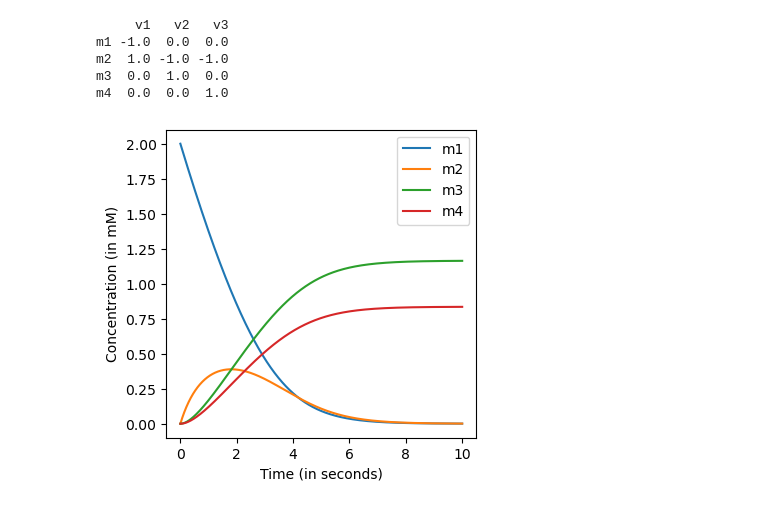
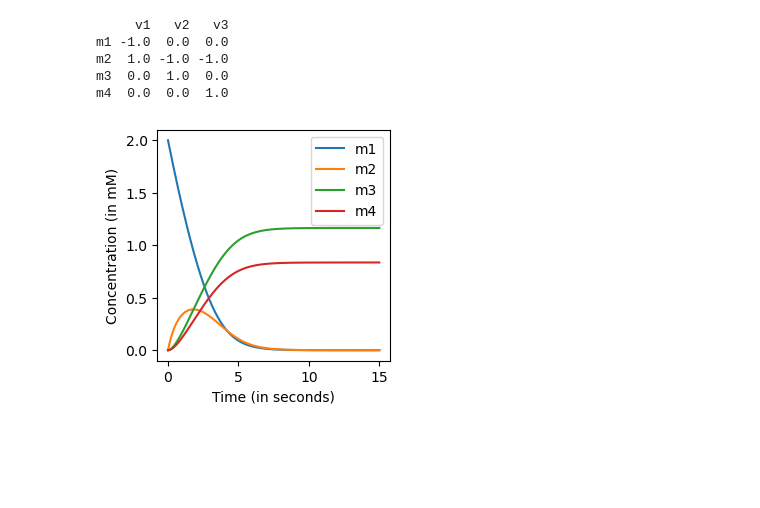
Before and after one commit to mahdi-shafiei/jaxkineticmodel, a Jupyter notebook: source/building_models/building_models_dev.ipynb, the cells around one changed output. Drawn from its saved outputs; the diff is of its cells as text; code cells hidden in the pictures; blank space fills up the shorter version.

```diff
--- a/source/building_models/building_models_dev.ipynb
+++ b/source/building_models/building_models_dev.ipynb
@@ -15,7 +15,7 @@ import pandas as pd
 # %%
 
 
-
+#Add reactions v1 to v3
 v1=jkm.Reaction(
     name="v1",
     species=['m1','m2'],
@@ -41,11 +41,13 @@ v3=jkm.Reaction(
     )
 
 
+reactions=[v1,v2,v3]
+compartment_values={'c':1}
 
 
-reactions=[v1,v2,v3]
-compartment_values={'c':1}
-kmodel=jkm.NeuralODE(reactions,compartment_values)
+# initialized the kinetic model object, and then make it a simulation object through jkm.NeuralODE
+kmodel=jkm.JaxKineticModel_Build(reactions,compartment_values)
+kmodel_sim=jkm.NeuralODE(kmodel)
 print(kmodel.stoichiometric_matrix)
 # %% [output]
      v1   v2   v3
@@ -55,23 +57,23 @@ m3  0.0  1.0  0.0
 m4  0.0  0.0  1.0
 # %%
 #define the time interval, and the initial conditions
-ts=jnp.linspace(0,10,1000)
+ts=jnp.linspace(0,15,1000)
 y0=jnp.array([2,0,0,0])
 params=dict(zip(kmodel.parameter_names,jnp.array([1,1,1,1,1.5,1])))
 
 #jit the kmodel object. This results in a slow initial solve, but a c-compiled solve
-kmodel=jax.jit(kmodel)
-ys=kmodel(ts,y0,params)
+kmodel_sim=jax.jit(kmodel_sim)
+ys=kmodel_sim(ts,y0,params)
 ys=pd.DataFrame(ys,columns=kmodel.species_names)
 
-fig,ax=plt.subplots(figsize=(4,4))
+fig,ax=plt.subplots(figsize=(3,3))
 ax.plot(ts,ys['m1'],label="m1")
 ax.plot(ts,ys['m2'],label="m2")
 ax.plot(ts,ys['m3'],label="m3")
 ax.plot(ts,ys['m4'],label="m4")
 ax.set_xlabel("Time (in seconds)")
 ax.set_ylabel("Concentration (in mM)")
 ax.legend()
-fig.savefig("docs/docs/images/timeseries_example.png")
+fig.savefig("docs/docs/images/timeseries_example.png",bbox_inches="tight")
 # %% [output]
-[figure, old version]
+[figure, new version]
```
Also changed, not shown: parts of 4 cells of this notebook, 17 other files.
